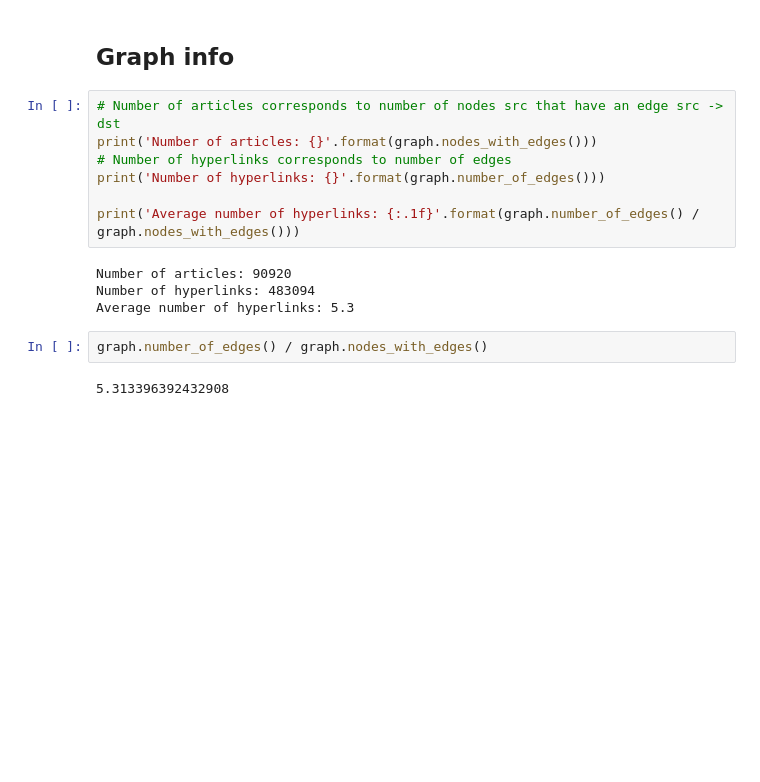
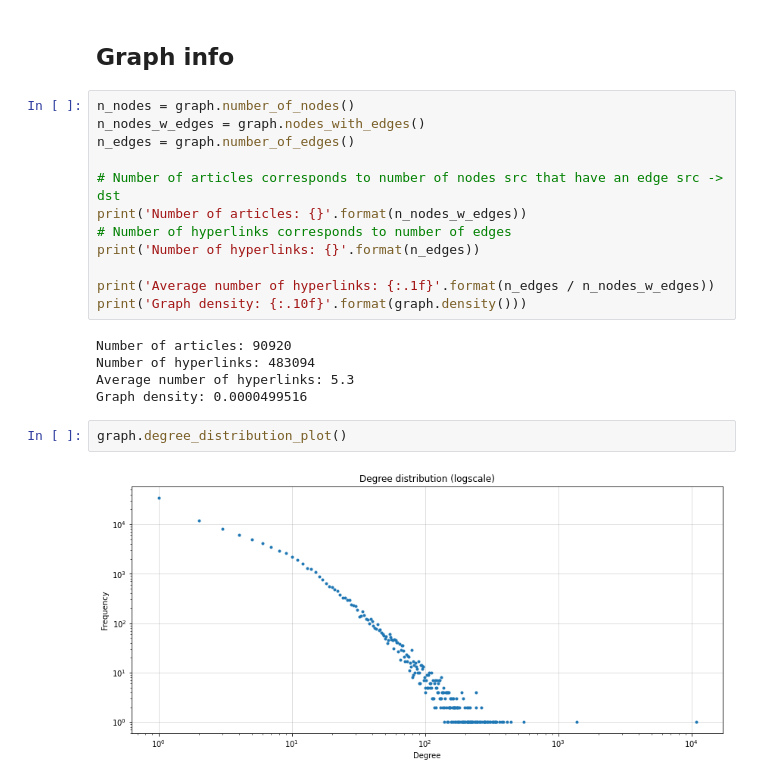
Before and after one commit to mikcnt/adm-homework-5, a Jupyter notebook: main.ipynb, the cells around one changed output. Saved outputs shown, nothing was run; the diff lists cells and outputs as text; blank space fills up the shorter version.

Commit message:
Implementation of several graph functions + degree distribution plot

```diff
--- a/main.ipynb
+++ b/main.ipynb
@@ -51,17 +52,23 @@ with open(path) as f:
 # %% [markdown]
 ## Graph info
 # %%
+n_nodes = graph.number_of_nodes()
+n_nodes_w_edges = graph.nodes_with_edges()
+n_edges = graph.number_of_edges()
+
 # Number of articles corresponds to number of nodes src that have an edge src -> dst
-print('Number of articles: {}'.format(graph.nodes_with_edges()))
+print('Number of articles: {}'.format(n_nodes_w_edges))
 # Number of hyperlinks corresponds to number of edges
-print('Number of hyperlinks: {}'.format(graph.number_of_edges()))
+print('Number of hyperlinks: {}'.format(n_edges))
 
-print('Average number of hyperlinks: {:.1f}'.format(graph.number_of_edges() / graph.nodes_with_edges()))
+print('Average number of hyperlinks: {:.1f}'.format(n_edges / n_nodes_w_edges))
+print('Graph density: {:.10f}'.format(graph.density()))
 # %% [output]
 Number of articles: 90920
 Number of hyperlinks: 483094
 Average number of hyperlinks: 5.3
+Graph density: 0.0000499516
-# %%
-graph.number_of_edges() / graph.nodes_with_edges()
-# %% [output]
-5.313396392432908
+# %%
+graph.degree_distribution_plot()
+# %% [output]
+[figure, added]
```
Also changed, not shown: parts of 1 cell of this notebook, 1 other file.
